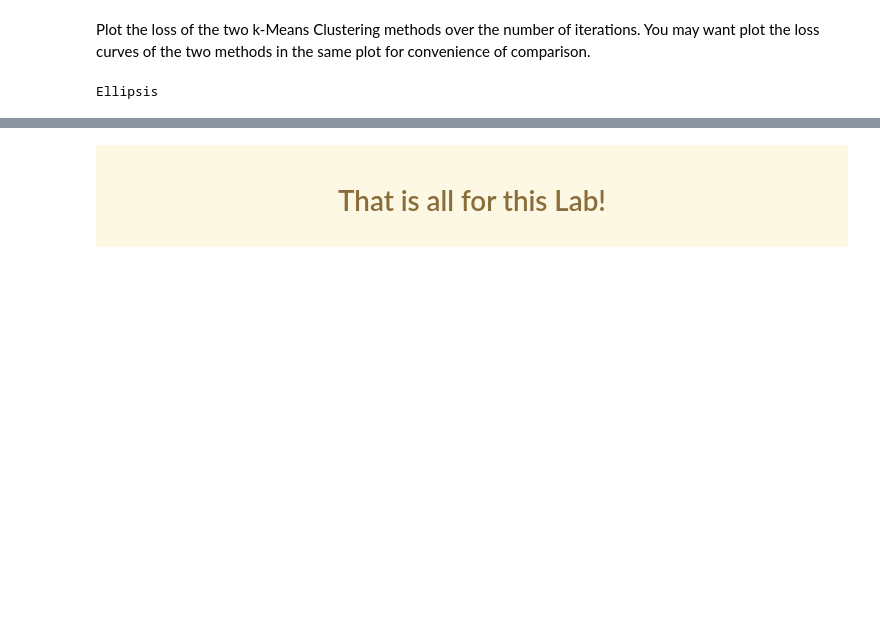
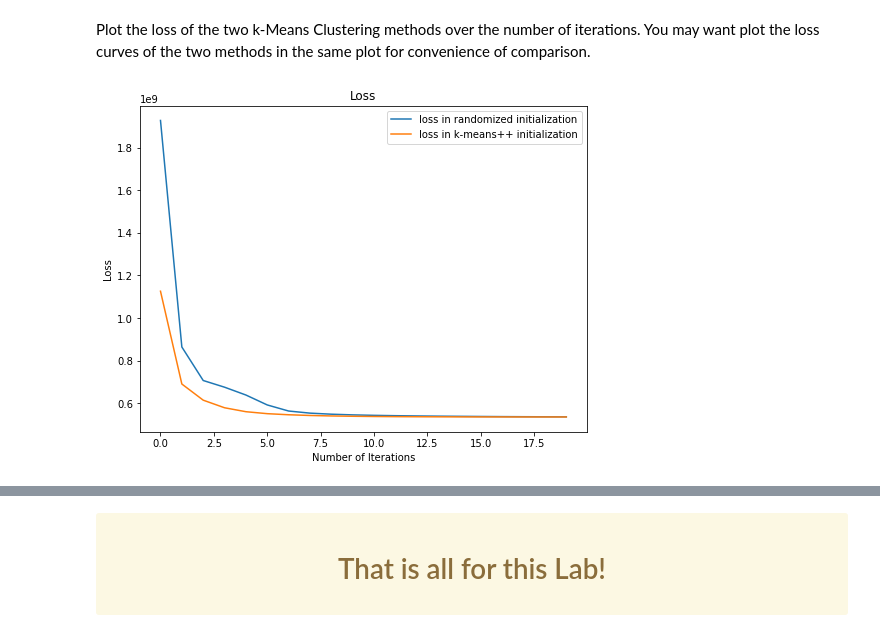
Before and after one commit to Antonio417/K-means, a Jupyter notebook: K-means.ipynb, the cells around one changed output, grey strips where cells are left out. Cells and saved outputs as stored; diff of their text form; code cells hidden in the pictures; blank space fills up the shorter version.

```diff
--- a/K-means.ipynb
+++ b/K-means.ipynb
@@ -587,6 +601,11 @@ In this task, you will visualize the effects of random initialization and k-Mean
 np.random.seed(5)
 # %% [markdown]
 Use random initialization to cluster the pixels of the *mandrill.png* image.
+# %%
+img = cv2.imread('mandrill.jpg')
+img_reshape = cv2.cvtColor(img, cv2.COLOR_BGR2RGB)
+img_reshape = img.reshape((-1,3))
+img_reshape = np.float32(img_reshape)
 # %%
 ### Insert your solution here ###
 
@@ -627,10 +739,22 @@ Plot the loss of the two k-Means Clustering methods over the number of iteration
 # %%
 ### Insert your solution here ###
 
 #Create the loss plots and display the results
-...
+
+fig = plt.figure(figsize=(8,6))
+plt.plot(kMeans_loss_randT20, label = "loss in randomized initialization")
+plt.plot(kMeans_loss_plusT20, label = "loss in k-means++ initialization")
+plt.xlabel('Number of Iterations')
+# Set the y axis label of the current axis.
+plt.ylabel('Loss')
+# Set a title of the current axes.
+plt.title('Loss')
+# show a legend on the plot
+plt.legend()
+# Display a figure.
+plt.show()
 # %% [output]
-Ellipsis
+[figure, added]
 # %% [markdown]
 <div class="alert alert-block alert-success">
 
```
Also changed, not shown: parts of 12 cells of this notebook.
